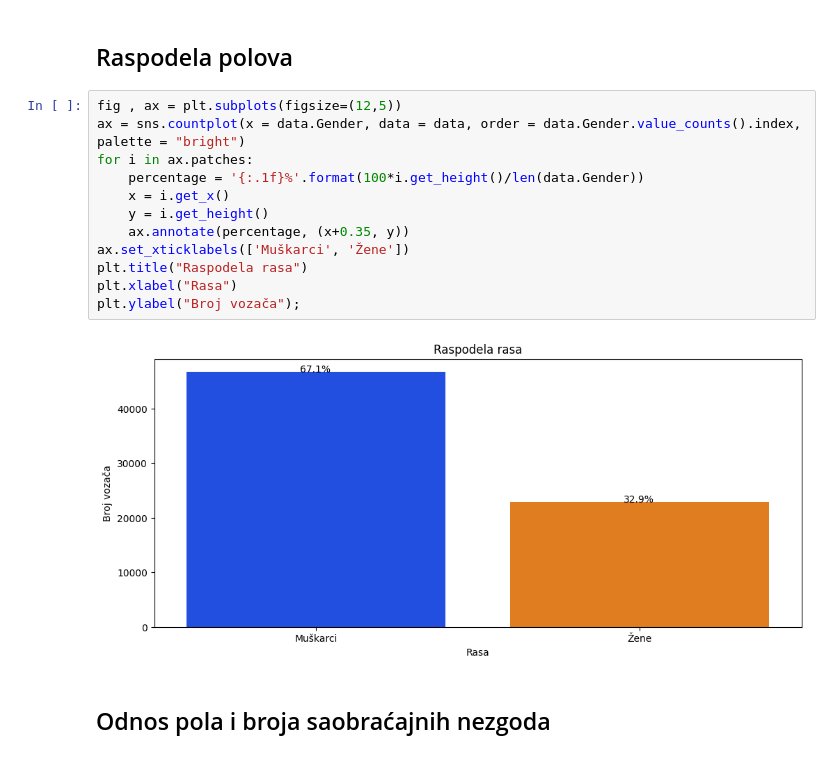
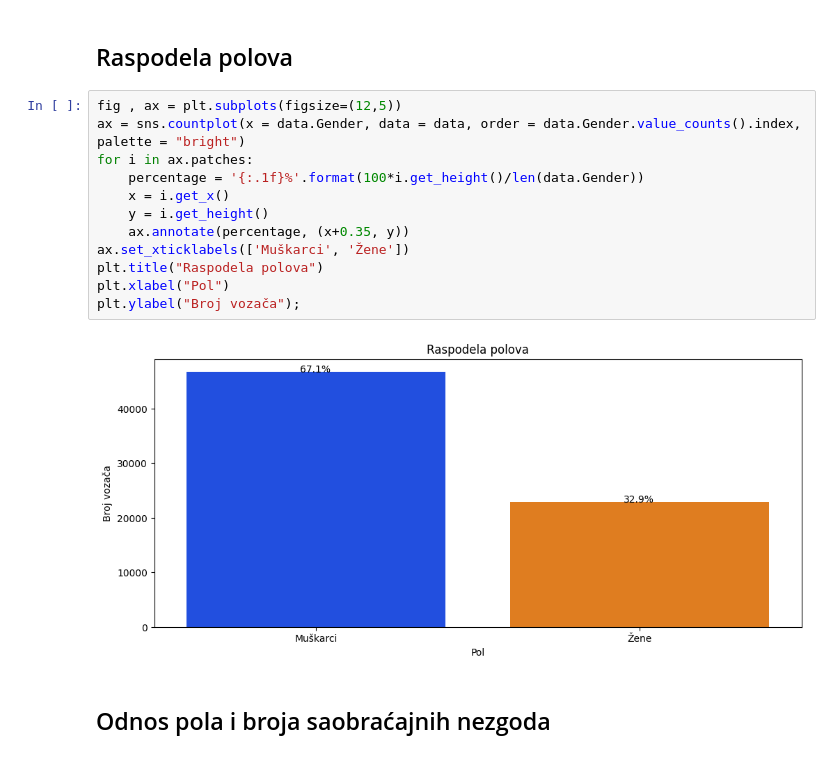
Before and after one commit to StefanJevtic63/2023_Data_Mining_Traffic_violations_Dataset, a Jupyter notebook: preprocessing/preprocessing.ipynb, the cells around one changed output. Cells and saved outputs as stored; diff of their text form.

```diff
--- a/preprocessing/preprocessing.ipynb
+++ b/preprocessing/preprocessing.ipynb
@@ -725,17 +725,17 @@ heatmap = sns.heatmap(corr, vmin=-1, vmax=1, annot=True)
 # %%
 fig , ax = plt.subplots(figsize=(12,5))
 ax = sns.countplot(x = data.Gender, data = data, order = data.Gender.value_counts().index, palette = "bright")
 for i in ax.patches:
     percentage = '{:.1f}%'.format(100*i.get_height()/len(data.Gender))
     x = i.get_x()
     y = i.get_height()
     ax.annotate(percentage, (x+0.35, y))
 ax.set_xticklabels(['Muškarci', 'Žene'])
-plt.title("Raspodela rasa")
-plt.xlabel("Rasa")
+plt.title("Raspodela polova")
+plt.xlabel("Pol")
 plt.ylabel("Broj vozača");
 # %% [output]
-[figure, old version]
+[figure, new version]
 # %% [markdown]
 ## Odnos pola i broja saobraćajnih nezgoda
 # %%
```
Also changed, not shown: parts of 7 cells of this notebook, 2 other files.
